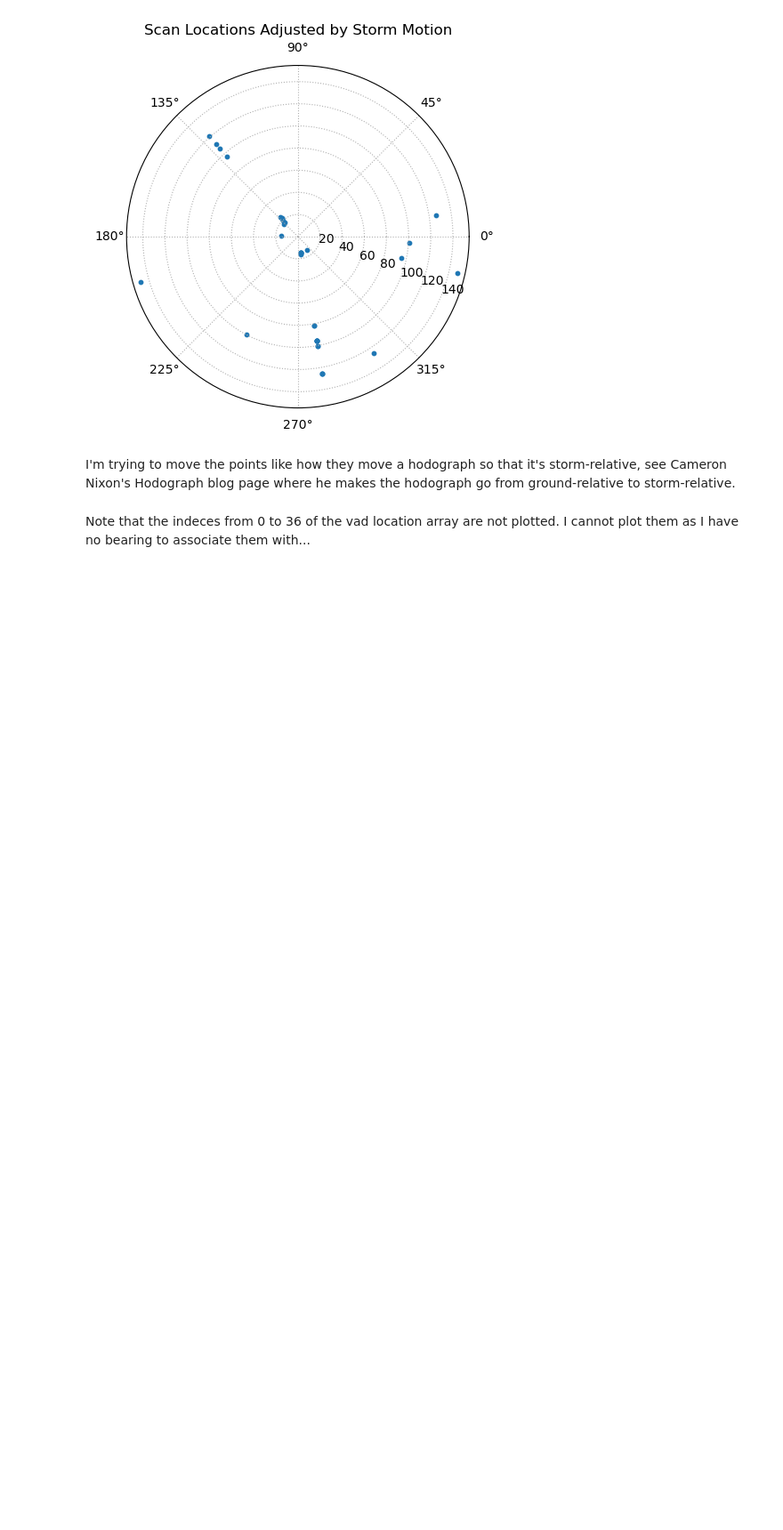
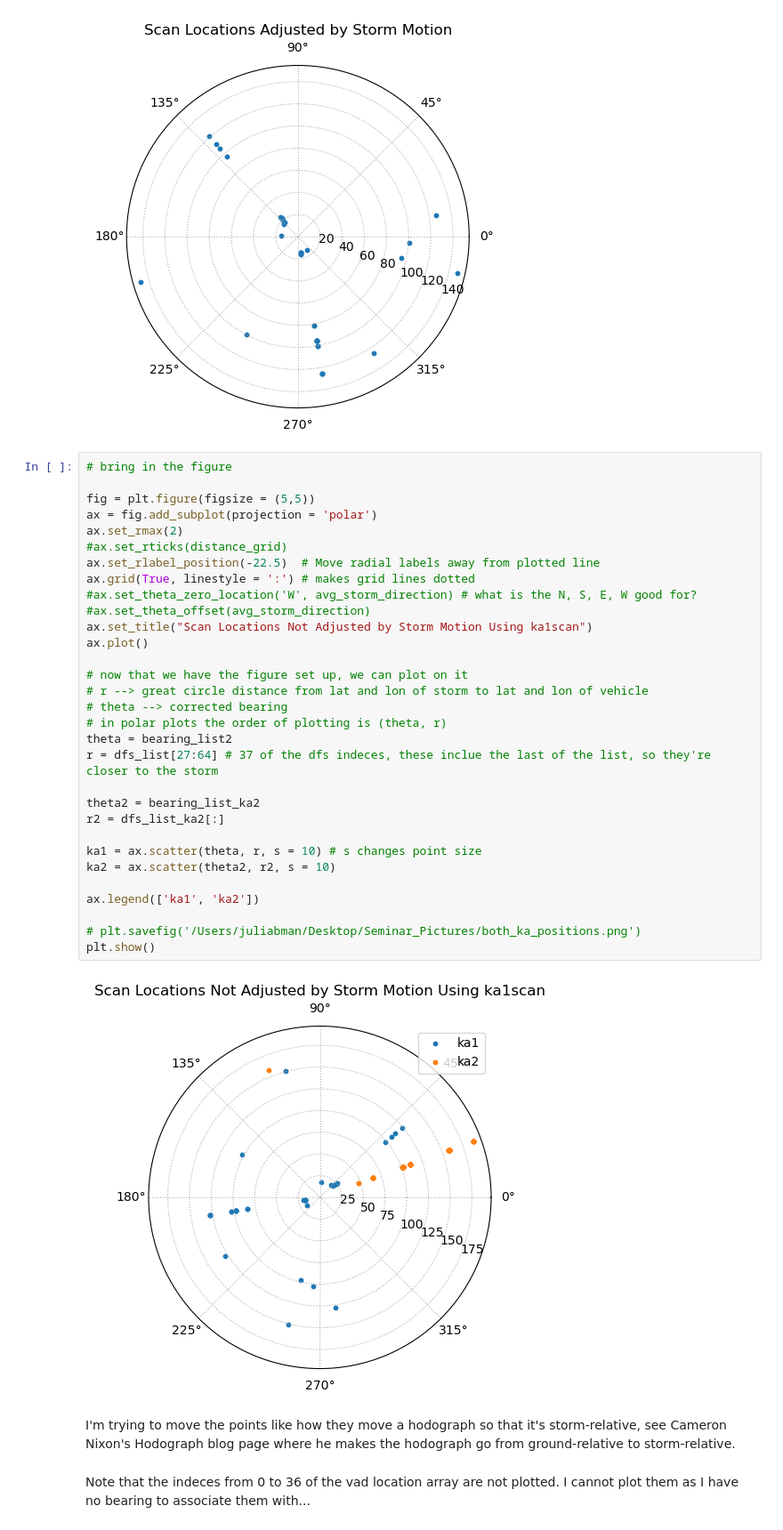
Before and after one commit to JuliaBuhrman/research2024, a Jupyter notebook: Cleaner_Plot_Tests_2.ipynb, the cells around one changed output. Shown at 89% size. Cells and saved outputs as stored; diff of their text form; blank space fills up the shorter version.

```diff
--- a/Cleaner_Plot_Tests_2.ipynb
+++ b/Cleaner_Plot_Tests_2.ipynb
@@ -714,6 +679,39 @@ ax.scatter(theta, r, s = 10) # s changes point size
 plt.show()
 # %% [output]
 [figure]
+# %%
+# bring in the figure
+
+fig = plt.figure(figsize = (5,5))
+ax = fig.add_subplot(projection = 'polar')
+ax.set_rmax(2)
+#ax.set_rticks(distance_grid)
+ax.set_rlabel_position(-22.5)  # Move radial labels away from plotted line
+ax.grid(True, linestyle = ':') # makes grid lines dotted
+#ax.set_theta_zero_location('W', avg_storm_direction) # what is the N, S, E, W good for?
+#ax.set_theta_offset(avg_storm_direction)
+ax.set_title("Scan Locations Not Adjusted by Storm Motion Using ka1scan")
+ax.plot()
+
+# now that we have the figure set up, we can plot on it
+# r --> great circle distance from lat and lon of storm to lat and lon of vehicle
+# theta --> corrected bearing
+# in polar plots the order of plotting is (theta, r)
+theta = bearing_list2
+r = dfs_list[27:64] # 37 of the dfs indeces, these inclue the last of the list, so they're closer to the storm
+
+theta2 = bearing_list_ka2
+r2 = dfs_list_ka2[:]
+
+ka1 = ax.scatter(theta, r, s = 10) # s changes point size
+ka2 = ax.scatter(theta2, r2, s = 10)
+
+ax.legend(['ka1', 'ka2'])
+
+# plt.savefig('/Users/juliabman/Desktop/Seminar_Pictures/both_ka_positions.png')
+plt.show()
+# %% [output]
+[figure, new version]
 # %% [markdown]
 I'm trying to move the points like how they move a hodograph so that it's storm-relative, see Cameron Nixon's Hodograph blog page where he makes the hodograph go from ground-relative to storm-relative.
 # %% [markdown]
```
Also changed, not shown: parts of 2 cells of this notebook.
